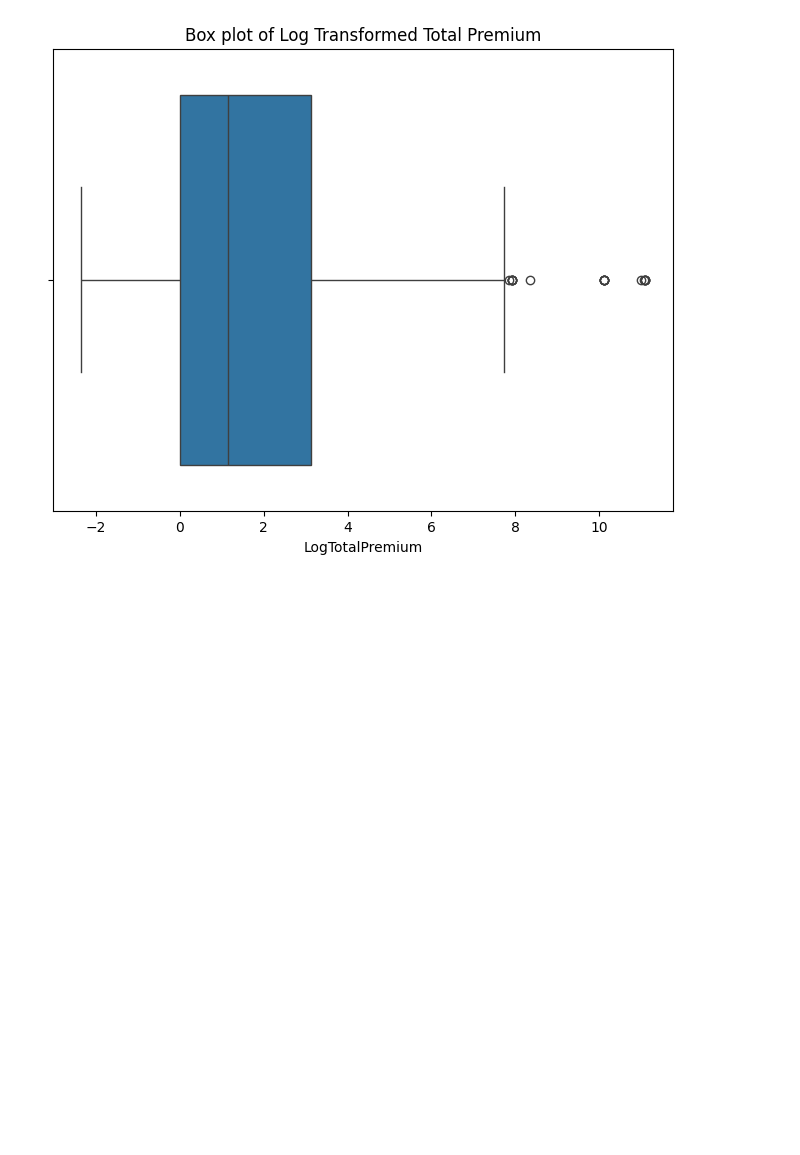
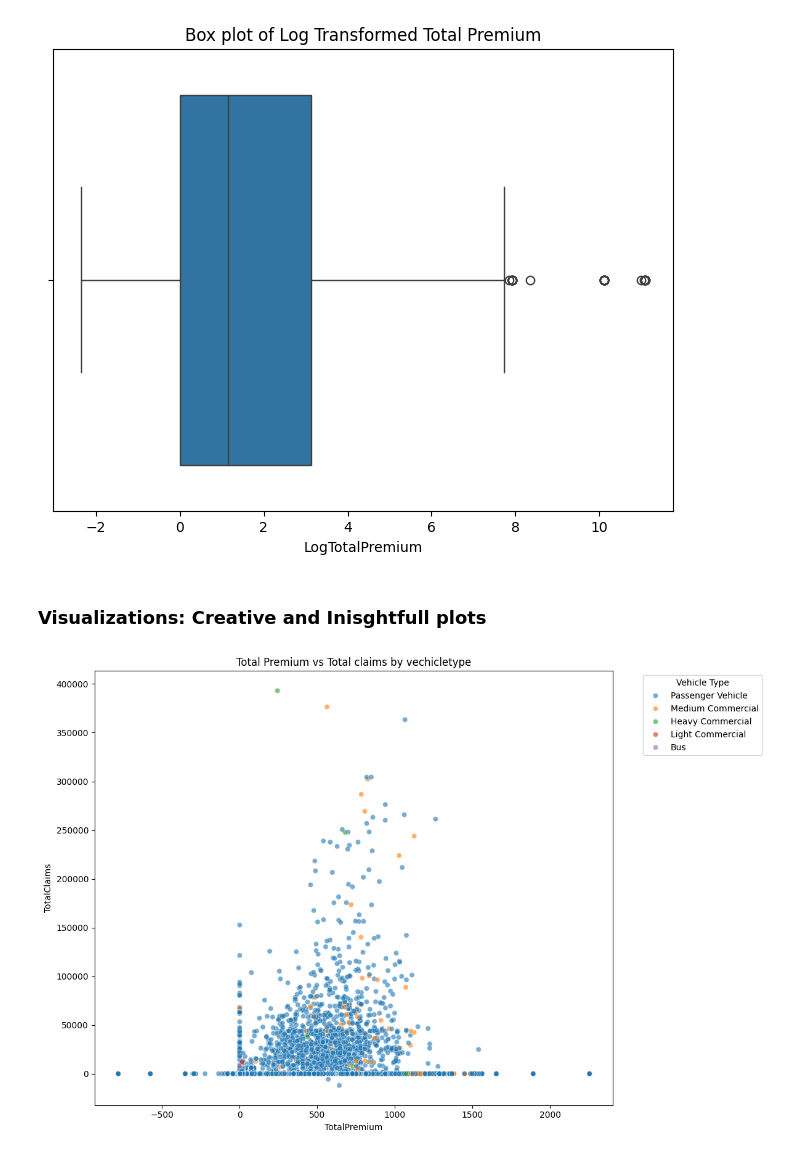
Before and after one commit to EstifanosTeklay/ACISInsuranceAnalytics, a Jupyter notebook: notebooks/ACISEda.ipynb, the cells around one changed output. Saved outputs shown, nothing was run; the diff lists cells and outputs as text; code cells hidden in the pictures; blank space fills up the shorter version.

Commit message:
Visualizations for insights

```diff
--- a/notebooks/ACISEda.ipynb
+++ b/notebooks/ACISEda.ipynb
@@ -342,3 +342,17 @@ plt.title('Box plot of Log Transformed Total Premium')
 plt.show()
 # %% [output]
 [figure]
+# %% [markdown]
+### Visualizations: Creative and Inisghtfull plots
+# %%
+# Total Premium VS Total Claims across different Vechile Types
+plt.figure(figsize=(12,8))
+sns.scatterplot(data=text_data,x='TotalPremium',y='TotalClaims',hue='VehicleType',alpha=0.6)
+plt.title('Total Premium vs Total claims by vechicletype')
+plt.xlabel('TotalPremium')
+plt.ylabel('TotalClaims')
+plt.legend(title='Vehicle Type', bbox_to_anchor=(1.05, 1), loc='upper left')
+plt.tight_layout()
+plt.show()
+# %% [output]
+[figure, added]
```
Also changed, not shown: parts of 2 cells of this notebook.
